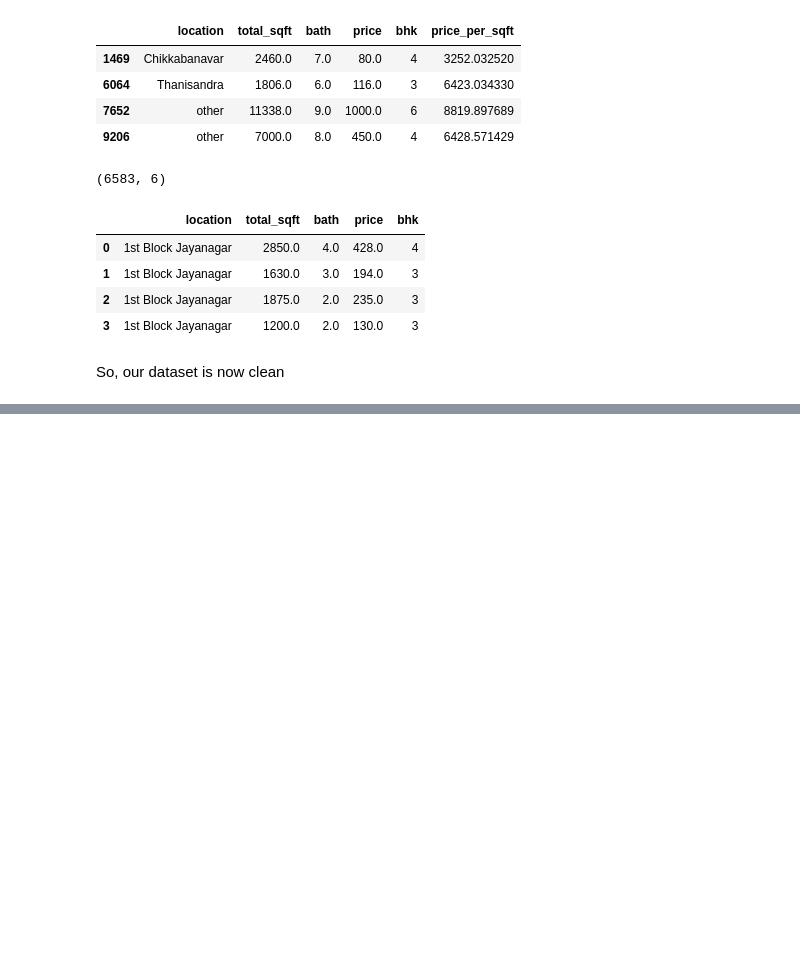
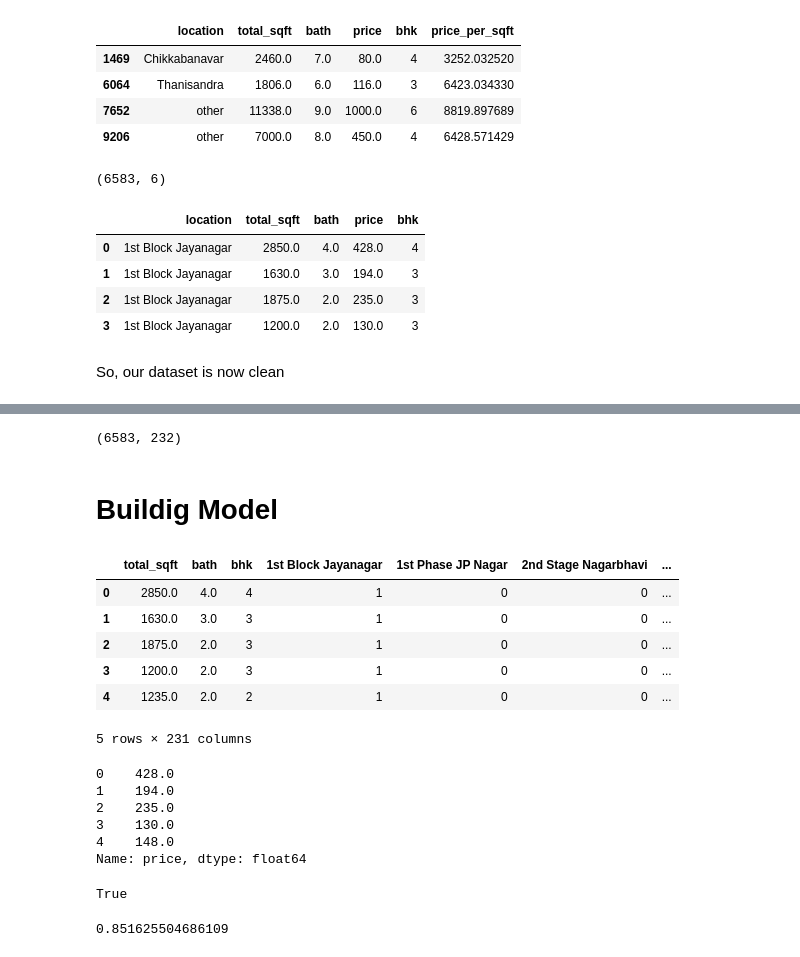
Before and after one commit to Shaon2221/Learning-and-Experimenting_Data-Science, a Jupyter notebook: Projects/Real Estate Price Prediction/Home Price Prediction.ipynb, the cells around one changed output, grey strips where cells are left out. Cells and saved outputs as stored; diff of their text form; code cells hidden in the pictures; blank space fills up the shorter version.

Commit message:
OneHotCoding & Model Building

```diff
--- a/Projects/Real Estate Price Prediction/Home Price Prediction.ipynb
+++ b/Projects/Real Estate Price Prediction/Home Price Prediction.ipynb
@@ -546,0 +569,3 @@ So, our dataset is now clean
+# %%
+df7 = df7.drop('location',axis='columns')
+df7.head(2)
@@ -546,0 +577,17 @@ So, our dataset is now clean
+# %%
+df7.shape
+# %% [output]
+(6583, 232)
+# %% [markdown]
+# Buildig Model
+# %%
+X=df7.drop(['price'],axis='columns')
+X.head()
+# %% [output]
+|  | total_sqft | bath | bhk | 1st Block Jayanagar | 1st Phase JP Nagar | 2nd Stage Nagarbhavi | ... |
+| 0 | 2850.0 | 4.0 | 4 | 1 | 0 | 0 | ... |
+| 1 | 1630.0 | 3.0 | 3 | 1 | 0 | 0 | ... |
+| 2 | 1875.0 | 2.0 | 3 | 1 | 0 | 0 | ... |
+| 3 | 1200.0 | 2.0 | 3 | 1 | 0 | 0 | ... |
+| 4 | 1235.0 | 2.0 | 2 | 1 | 0 | 0 | ... |
+5 rows × 231 columns
@@ -546,0 +596,13 @@ So, our dataset is now clean
+# %%
+y.head()
+# %% [output]
+0    428.0
+1    194.0
+2    235.0
+3    130.0
+4    148.0
+Name: price, dtype: float64
+# %%
+X.shape[0]==len(y)
+# %% [output]
+True
@@ -546,0 +612,7 @@ So, our dataset is now clean
+# %%
+from sklearn.linear_model import LinearRegression
+lr_clf = LinearRegression()
+lr_clf.fit(X_train,y_train)
+lr_clf.score(X_test,y_test)
+# %% [output]
+0.851625504686109
```
Also changed, not shown: parts of 8 cells of this notebook.
